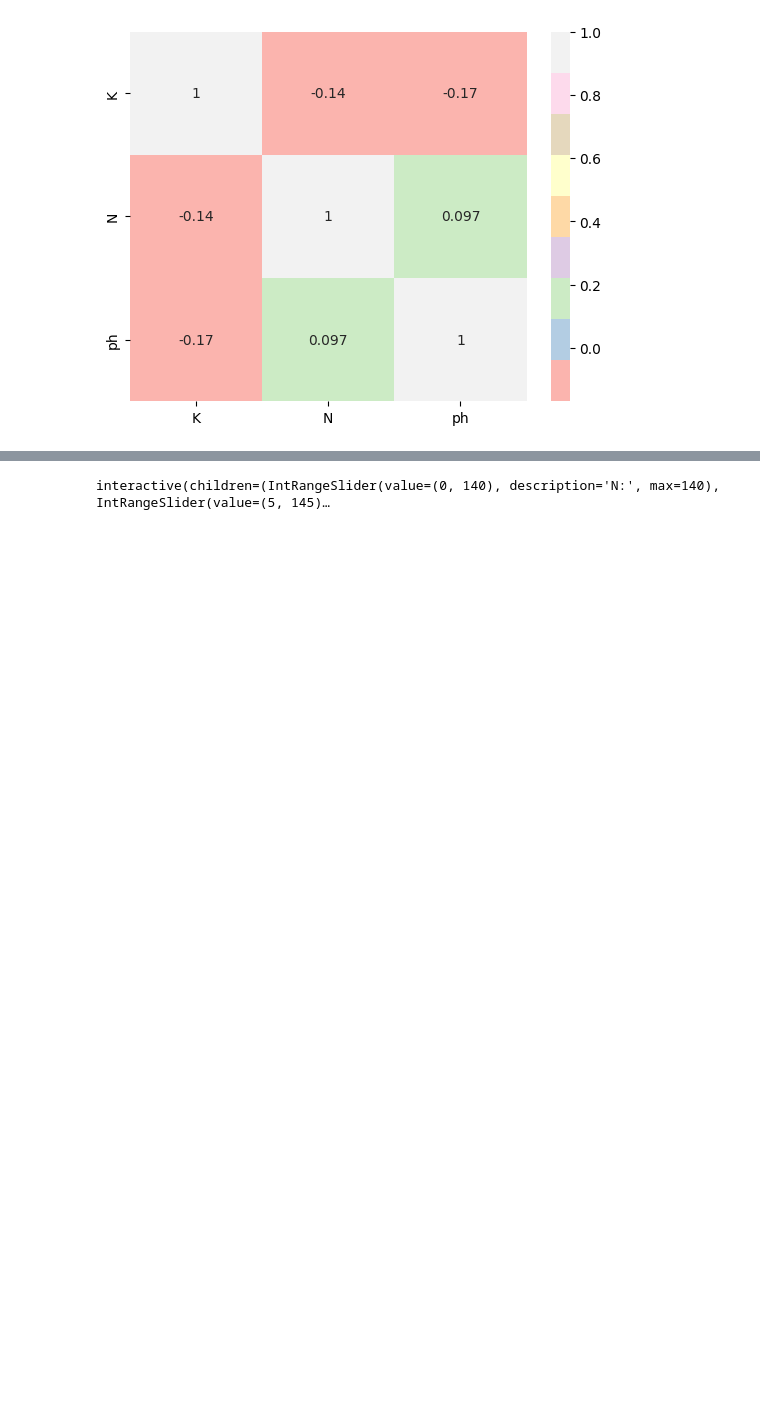
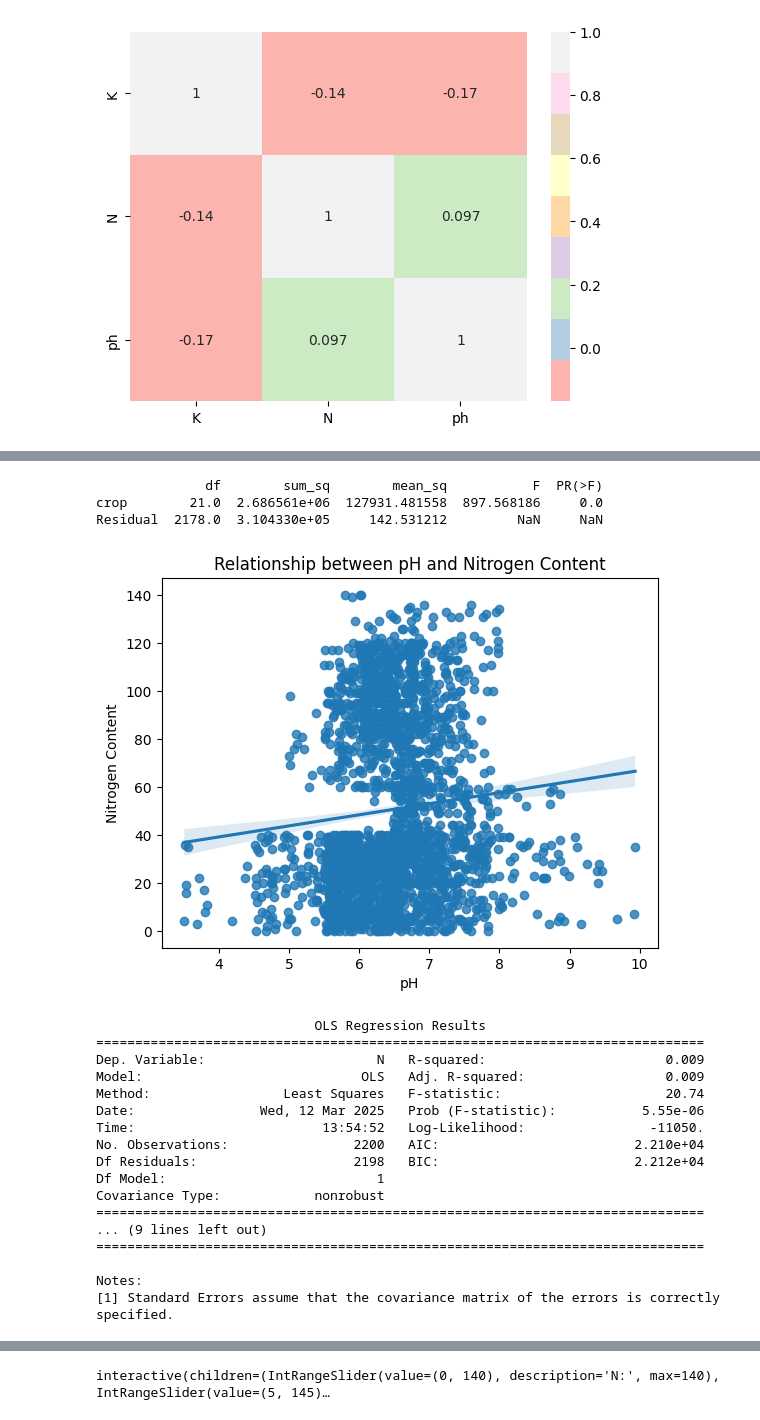
Before and after one commit to Regemsalelement/data-analytics, a Jupyter notebook: interactive_table.ipynb, the cells around one changed output, grey strips where cells are left out. Cells and saved outputs as stored; diff of their text form; code cells hidden in the pictures; blank space fills up the shorter version.

```diff
--- a/interactive_table.ipynb
+++ b/interactive_table.ipynb
@@ -138,3 +221,44 @@ plt.show()
+# %%
+from statsmodels.stats.anova import anova_lm
+print(anova_lm(model_N)) # Removed extra indentation before the print statement.
+# %% [output]
+              df        sum_sq        mean_sq           F  PR(>F)
+crop        21.0  2.686561e+06  127931.481558  897.568186     0.0
+Residual  2178.0  3.104330e+05     142.531212         NaN     NaN
+# %%
+import seaborn as sns
+import matplotlib.pyplot as plt
+import statsmodels.formula.api as sm
+
+# Assuming 'data' is your DataFrame and 'N' and 'ph' are the columns you want to visualize
+sns.regplot(x='ph', y='N', data=data)  # Creates the scatter plot with regression line
+plt.title('Relationship between pH and Nitrogen Content')
+plt.xlabel('pH')
+plt.ylabel('Nitrogen Content')
+plt.show()
+
+# Optionally, you can get the regression results using statsmodels:
+model = sm.ols('N ~ ph', data=data).fit()
+print(model.summary())  # Prints
+# %% [output]
+[figure, added]
+                            OLS Regression Results
+==============================================================================
+Dep. Variable:                      N   R-squared:                       0.009
+Model:                            OLS   Adj. R-squared:                  0.009
+Method:                 Least Squares   F-statistic:                     20.74
+Date:                Wed, 12 Mar 2025   Prob (F-statistic):           5.55e-06
+Time:                        13:54:52   Log-Likelihood:                -11050.
+No. Observations:                2200   AIC:                         2.210e+04
+Df Residuals:                    2198   BIC:                         2.212e+04
+Df Model:                           1
+Covariance Type:            nonrobust
+==============================================================================
+... (9 lines left out)
+==============================================================================
+
+Notes:
+[1] Standard Errors assume that the covariance matrix of the errors is correctly specified.
 # %%
 !pip install ipywidgets
 # %% [output]
```
Also changed, not shown: parts of 22 cells of this notebook.
